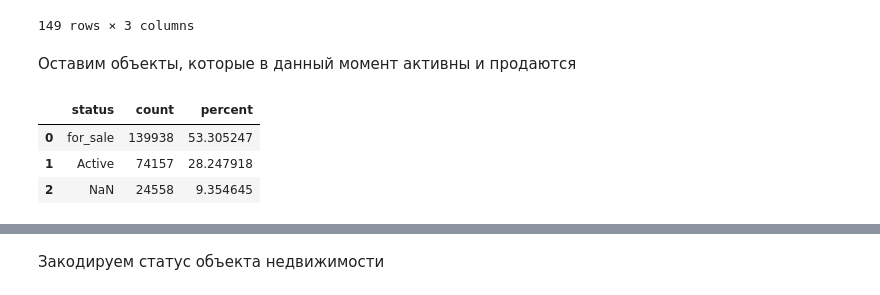
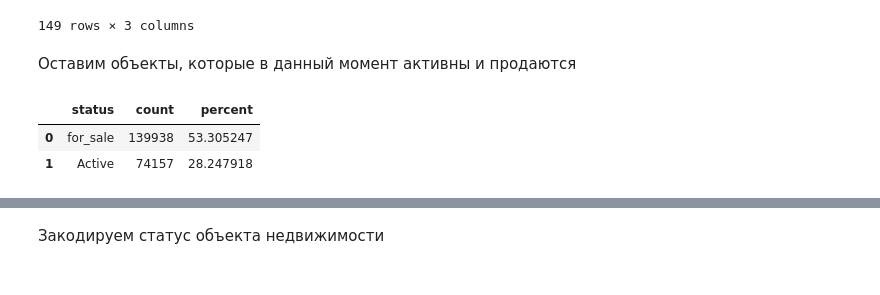
Before and after one commit to nik-gorby/diplom, a Jupyter notebook: diplom.ipynb, the cells around one changed output, grey strips where cells are left out. Cells and saved outputs as stored; diff of their text form; code cells hidden in the pictures.

```diff
--- a/diplom.ipynb
+++ b/diplom.ipynb
@@ -204,7 +376,7 @@ dtype: int64
 df = df.dropna(subset=['target'])
 
 df['target'] = df['target'].astype(str)
-df['target'] = df['target'].map(convert)
+df['target'] = df['target'].map(convert_target)
 # %% [markdown]
 Обработаем столбец 'private_pool'
 # %%
@@ -260,13 +422,12 @@ status_df
 # %% [markdown]
 Оставим объекты, которые в данный момент активны и продаются
 # %%
-filtered_status_df = status_df.loc[status_df['percent'] >= 2]
+filtered_status_df = status_df.loc[status_df['percent'] >= 10]
 filtered_status_df
 # %% [output]
 |  | status | count | percent |
 | 0 | for_sale | 139938 | 53.305247 |
 | 1 | Active | 74157 | 28.247918 |
-| 2 | NaN | 24558 | 9.354645 |
 # %%
 status_list = filtered_status_df['status'].to_list()
 status_list
```
Also changed, not shown: parts of 64 cells of this notebook, 2 other files.
